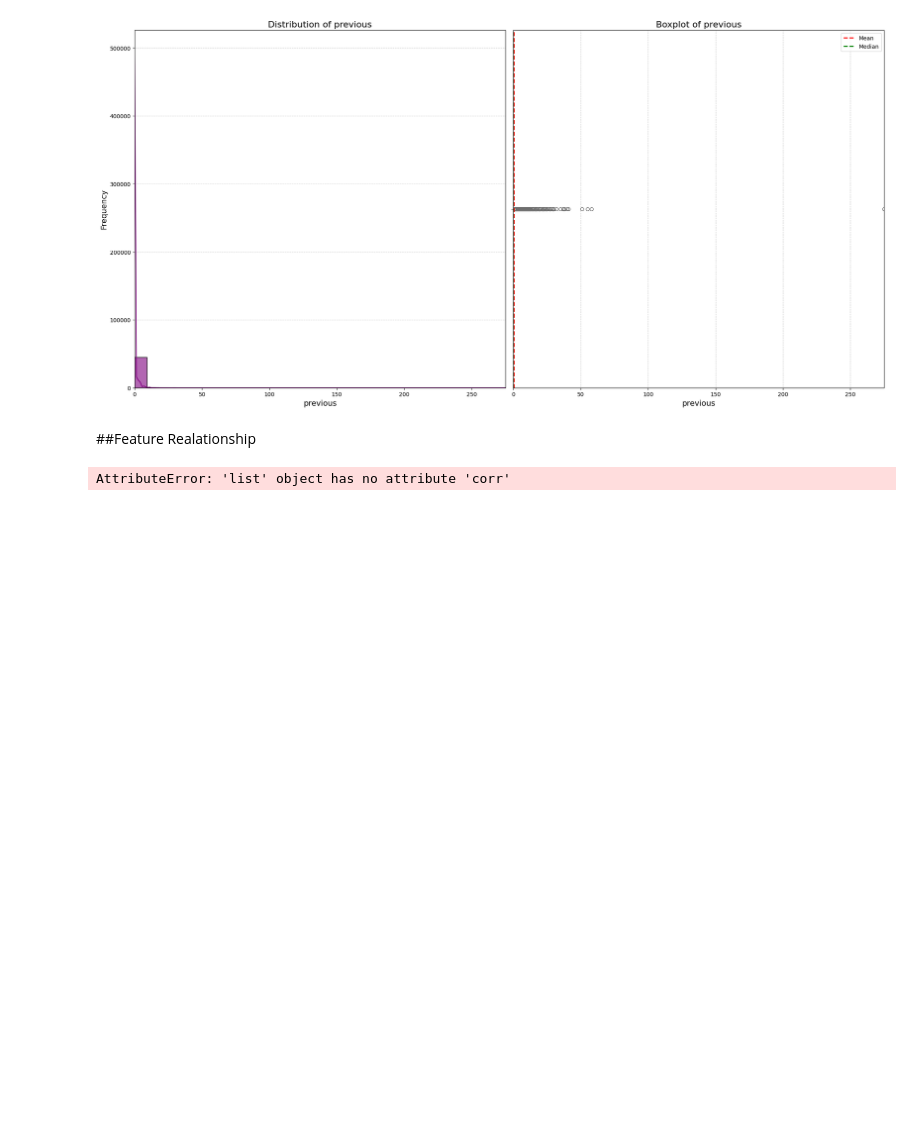
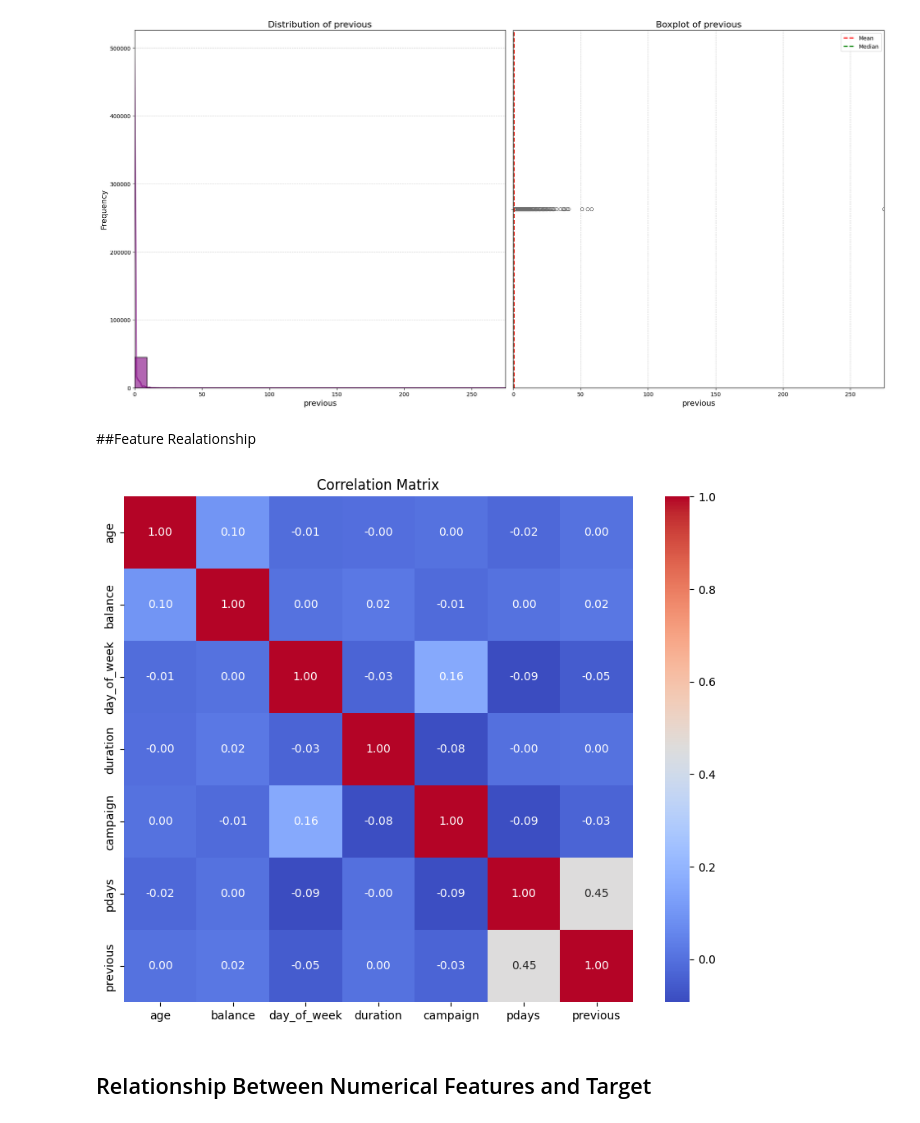
Before and after one commit to Sazul19/bank-marketing-prediction, a Jupyter notebook: data/data_exploration.ipynb, the cells around one changed output. Drawn from its saved outputs; the diff is of its cells as text; code cells hidden in the pictures; blank space fills up the shorter version.

```diff
--- a/data/data_exploration.ipynb
+++ b/data/data_exploration.ipynb
@@ -406,13 +398,15 @@ for column in numerical_columns:
 # %%
 #correlation matrix
 
-correlation_matrix=numerical_columns.corr()
+correlation_matrix=X.select_dtypes(include=["number"]).corr()
 
 #heatmap to visualize correlation
 
 plt.figure(figsize=(10,8))
-sns.heatmap(correlation_matrix, annot=True, cmap='Any', fmt=".2f")
+sns.heatmap(correlation_matrix, annot=True, cmap='coolwarm', fmt=".2f")
 plt.title("Correlation Matrix")
 plt.show()
 # %% [output]
-AttributeError: 'list' object has no attribute 'corr'
+[figure, added]
+# %% [markdown]
+## Relationship Between Numerical Features and Target
```
Also changed, not shown: parts of 8 cells of this notebook.
